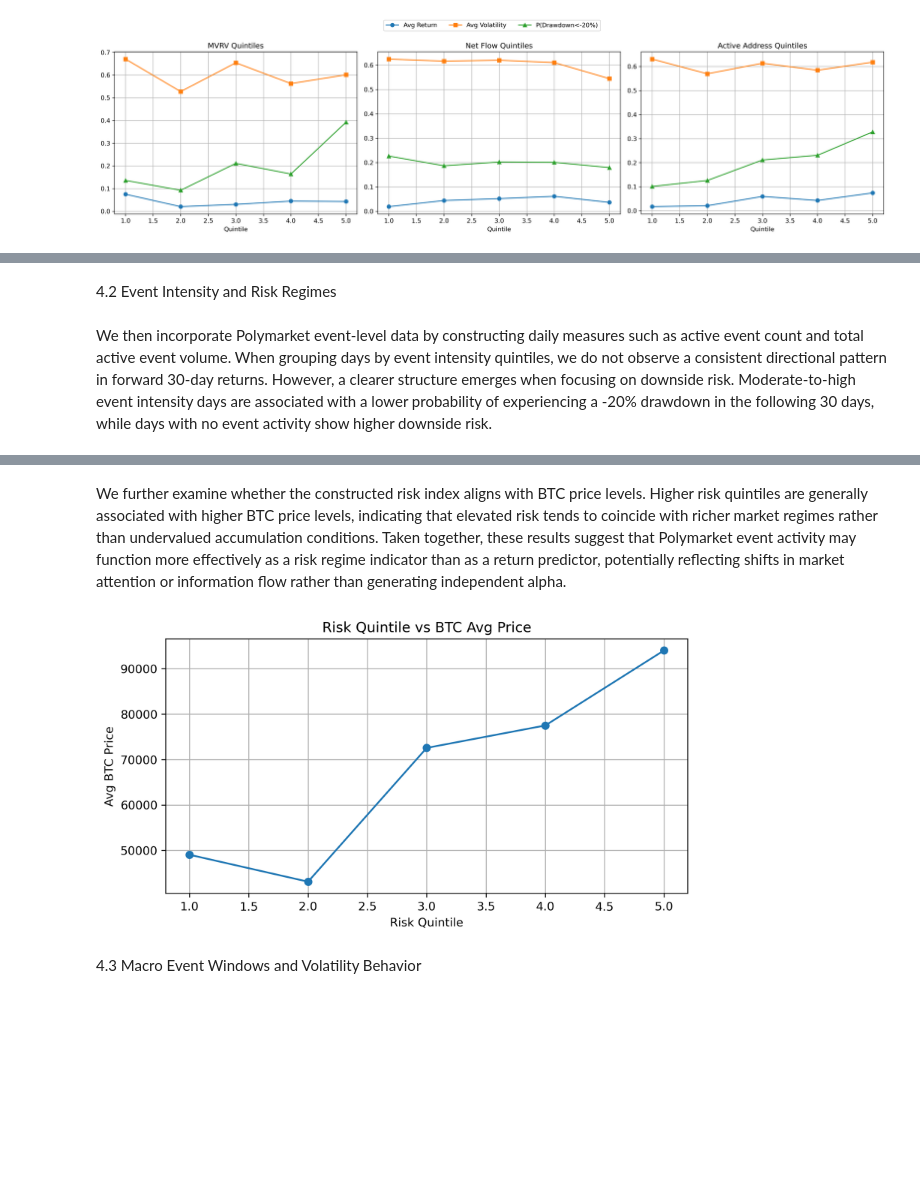
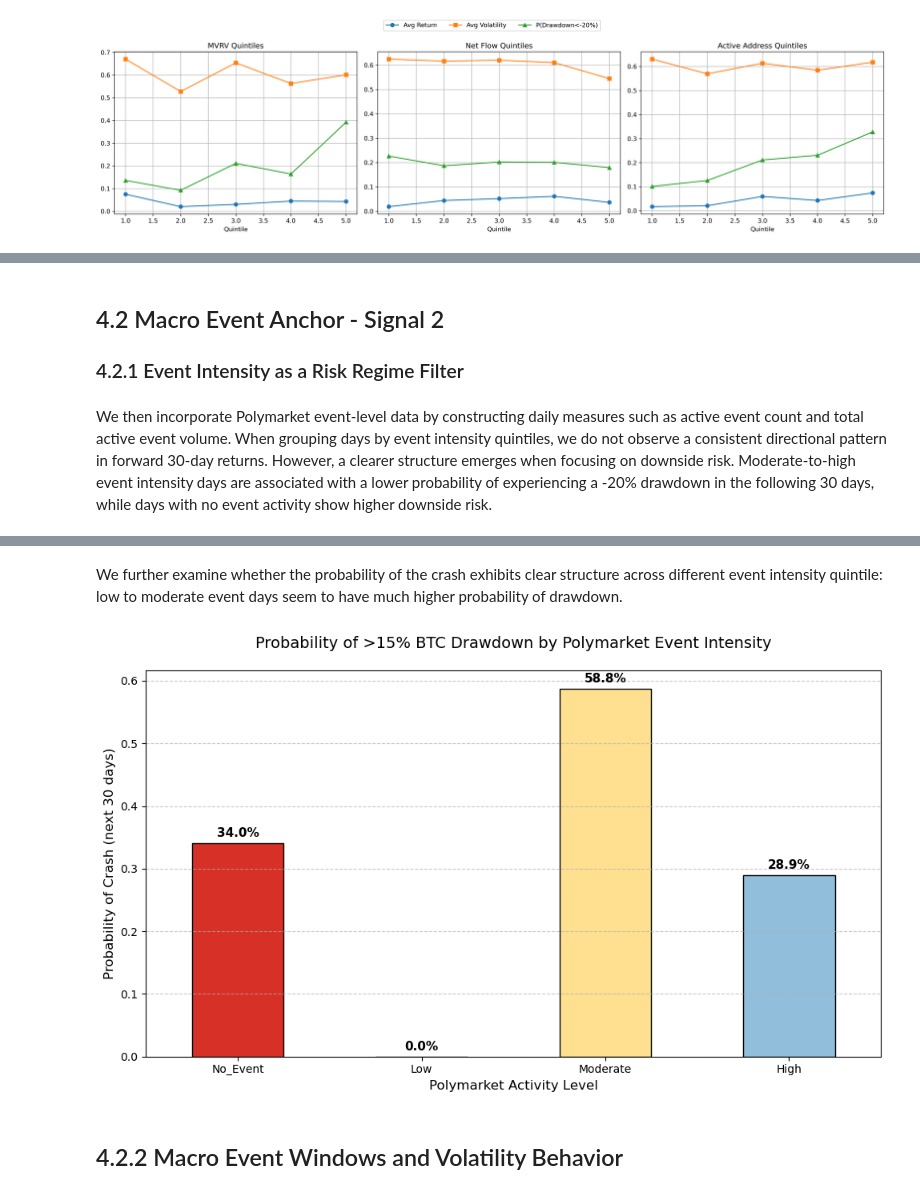
Before and after one commit to shuangvely/bitcoin-analytics-capstone-sp26-team08, a Jupyter notebook: eda/EDA_Executive.ipynb, the cells around one changed output, grey strips where cells are left out. Saved outputs shown, nothing was run; the diff lists cells and outputs as text; code cells hidden in the pictures; blank space fills up the shorter version.

```diff
--- a/eda/EDA_Executive.ipynb
+++ b/eda/EDA_Executive.ipynb
@@ -107,7 +108,8 @@ display(Image("plots/2D Binning.png", width=600))
 # %% [output]
 [figure]
 # %% [markdown]
-4.2 Event Intensity and Risk Regimes
+## 4.2 Macro Event Anchor - Signal 2
+### 4.2.1 Event Intensity as a Risk Regime Filter
 # %% [markdown]
 We then incorporate Polymarket event-level data by constructing daily measures such as active event count and total active event volume. When grouping days by event intensity quintiles, we do not observe a consistent directional pattern in forward 30-day returns. However, a clearer structure emerges when focusing on downside risk. Moderate-to-high event intensity days are associated with a lower probability of experiencing a -20% drawdown in the following 30 days, while days with no event activity show higher downside risk.
 # %%
@@ -115,11 +117,11 @@ display(Image("plots/event_quintile_forward_metrics.png", width=600))
 # %% [output]
 [figure]
 # %% [markdown]
-We further examine whether the constructed risk index aligns with BTC price levels. Higher risk quintiles are generally associated with higher BTC price levels, indicating that elevated risk tends to coincide with richer market regimes rather than undervalued accumulation conditions. Taken together, these results suggest that Polymarket event activity may function more effectively as a risk regime indicator than as a return predictor, potentially reflecting shifts in market attention or information flow rather than generating independent alpha.
+We further examine whether the probability of the crash exhibits clear structure across different event intensity quintile: low to moderate event days seem to have much higher probability of drawdown.
 # %%
-display(Image("plots/Risk_Quintile_vs_BTC_Avg_Price.png", width=600))
+display(Image("plots/EventIntensity.png", width=800))
 # %% [output]
-[figure, old version]
+[figure, new version]
 # %% [markdown]
-4.3 Macro Event Windows and Volatility Behavior
+## 4.2.2 Macro Event Windows and Volatility Behavior
 # %% [markdown]
```
Also changed, not shown: parts of 34 cells of this notebook, 3 other files.
